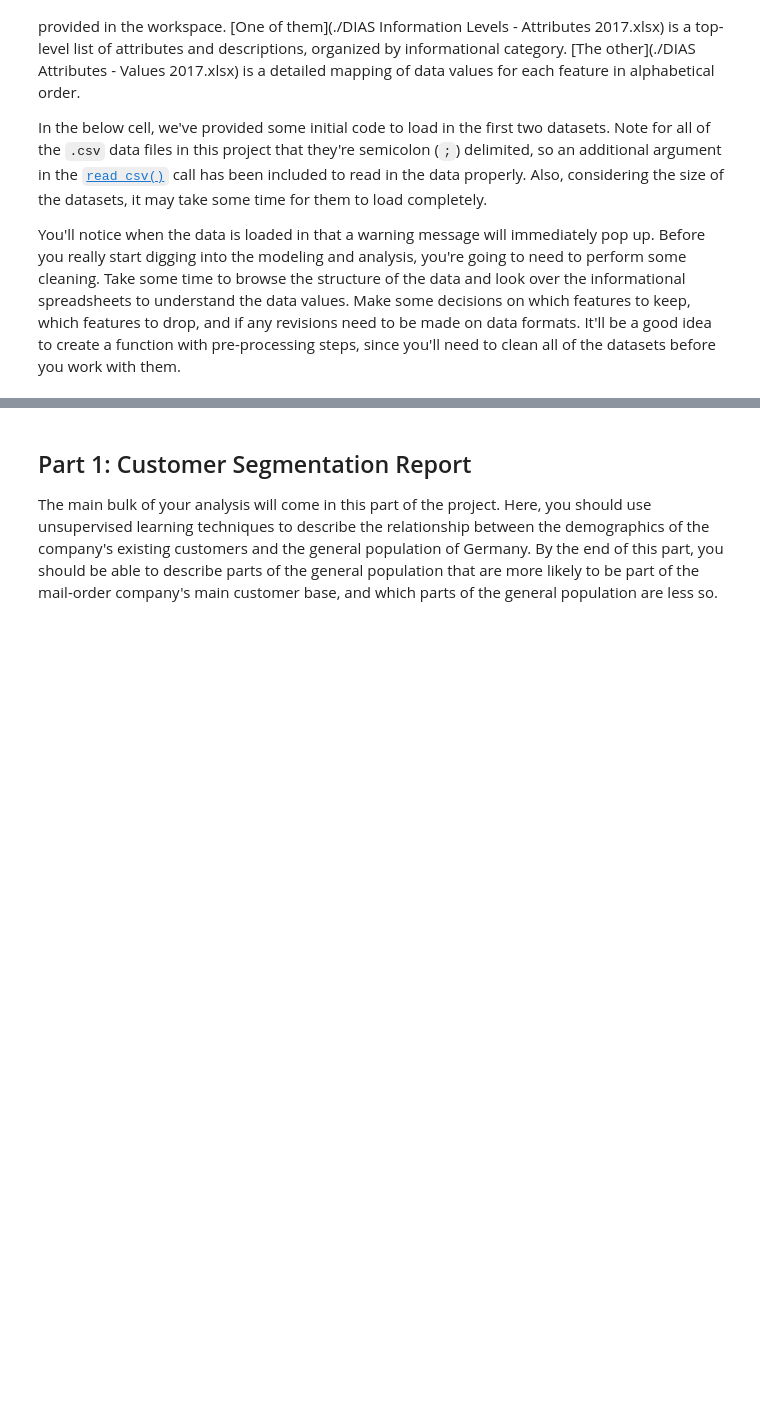
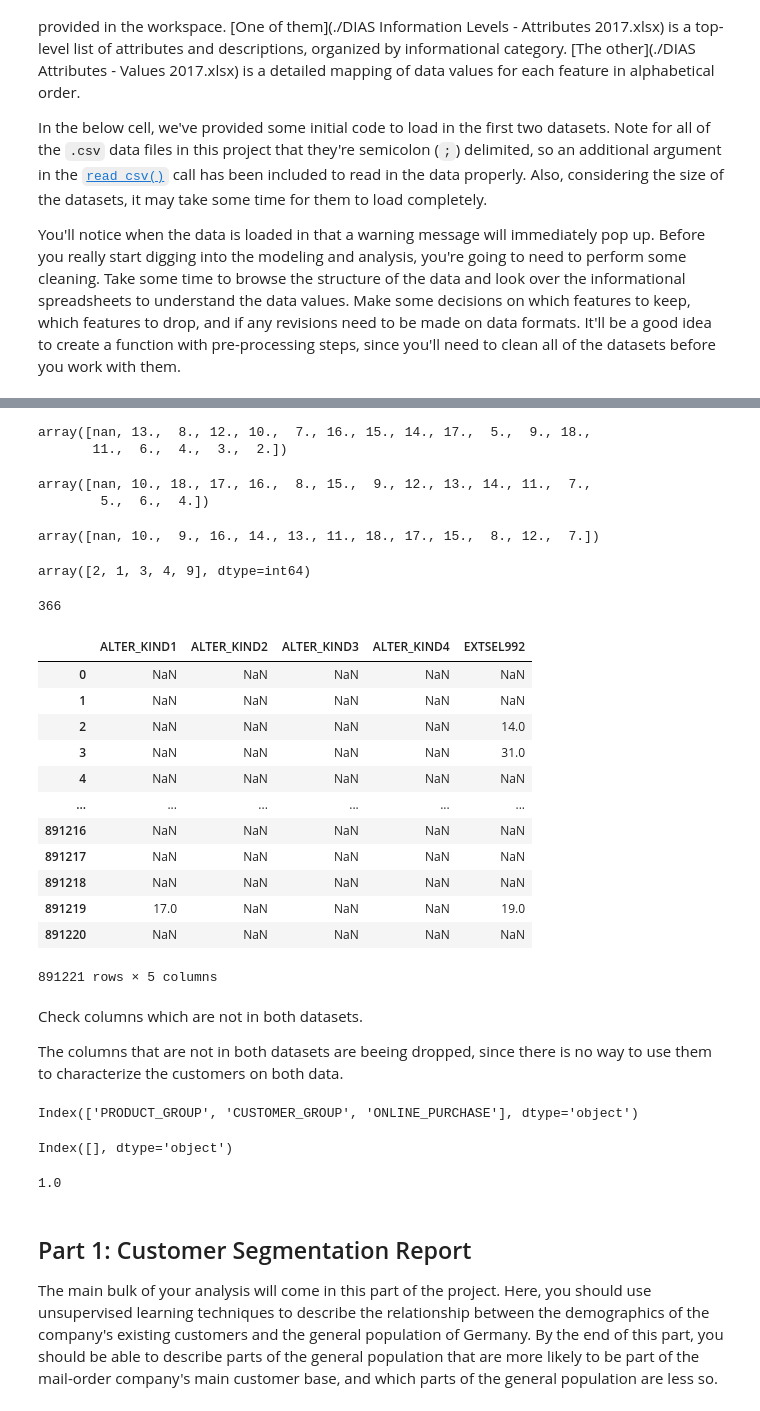
Before and after one commit to vpontello/customer_segmentation, a Jupyter notebook: customer_segmentation.ipynb, the cells around one changed output, grey strips where cells are left out. Cells and saved outputs as stored; diff of their text form; code cells hidden in the pictures; blank space fills up the shorter version.

Commit message:
first steps exploratory data analysis

```diff
--- a/customer_segmentation.ipynb
+++ b/customer_segmentation.ipynb
@@ -51,0 +85,4 @@ customers = pd.read_csv(path)
+# %%
+missing_values = azdias.isna().mean()
+
+missing_values.sort_values(ascending=False)
@@ -52,3 +253,57 @@ customers = pd.read_csv(path)
+# %%
+azdias['ALTER_KIND2'].unique()
+# %% [output]
+array([nan, 13.,  8., 12., 10.,  7., 16., 15., 14., 17.,  5.,  9., 18.,
+       11.,  6.,  4.,  3.,  2.])
+# %%
+azdias['ALTER_KIND3'].unique()
+# %% [output]
+array([nan, 10., 18., 17., 16.,  8., 15.,  9., 12., 13., 14., 11.,  7.,
+        5.,  6.,  4.])
+# %%
+azdias['ALTER_KIND4'].unique()
+# %% [output]
+array([nan, 10.,  9., 16., 14., 13., 11., 18., 17., 15.,  8., 12.,  7.])
+# %%
+azdias['ALTERSKATEGORIE_GROB'].unique()
+# %% [output]
+array([2, 1, 3, 4, 9], dtype=int64)
+# %%
+len(azdias.columns)
+# %% [output]
+366
+# %%
+azdias[missing_values[missing_values > 0.7].index]
+# %% [output]
+|  | ALTER_KIND1 | ALTER_KIND2 | ALTER_KIND3 | ALTER_KIND4 | EXTSEL992 |
+| 0 | NaN | NaN | NaN | NaN | NaN |
+| 1 | NaN | NaN | NaN | NaN | NaN |
+| 2 | NaN | NaN | NaN | NaN | 14.0 |
+| 3 | NaN | NaN | NaN | NaN | 31.0 |
+| 4 | NaN | NaN | NaN | NaN | NaN |
+| ... | ... | ... | ... | ... | ... |
+| 891216 | NaN | NaN | NaN | NaN | NaN |
+| 891217 | NaN | NaN | NaN | NaN | NaN |
+| 891218 | NaN | NaN | NaN | NaN | NaN |
+| 891219 | 17.0 | NaN | NaN | NaN | 19.0 |
+| 891220 | NaN | NaN | NaN | NaN | NaN |
+891221 rows × 5 columns
+# %% [markdown]
+Check columns which are not in both datasets.
+
+The columns that are not in both datasets are beeing dropped, since there is no way to use them to characterize the customers on both data.
+# %%
+customers.columns[~np.isin(customers.columns, azdias.columns)]
+# %% [output]
+Index(['PRODUCT_GROUP', 'CUSTOMER_GROUP', 'ONLINE_PURCHASE'], dtype='object')
+# %%
+azdias.columns[~np.isin(azdias.columns, customers.columns)]
+# %% [output]
+Index([], dtype='object')
+# %%
+np.isin(azdias.columns, customers.columns).mean()
+# %% [output]
+1.0
 # %% [markdown]
 ## Part 1: Customer Segmentation Report
 
```
Also changed, not shown: parts of 21 cells of this notebook, 2 other files.
